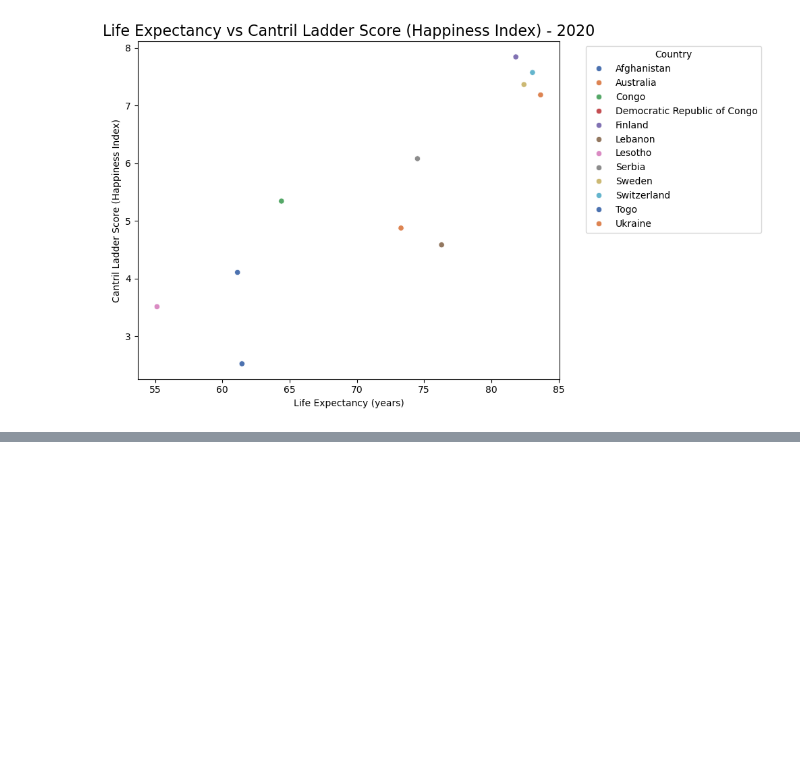
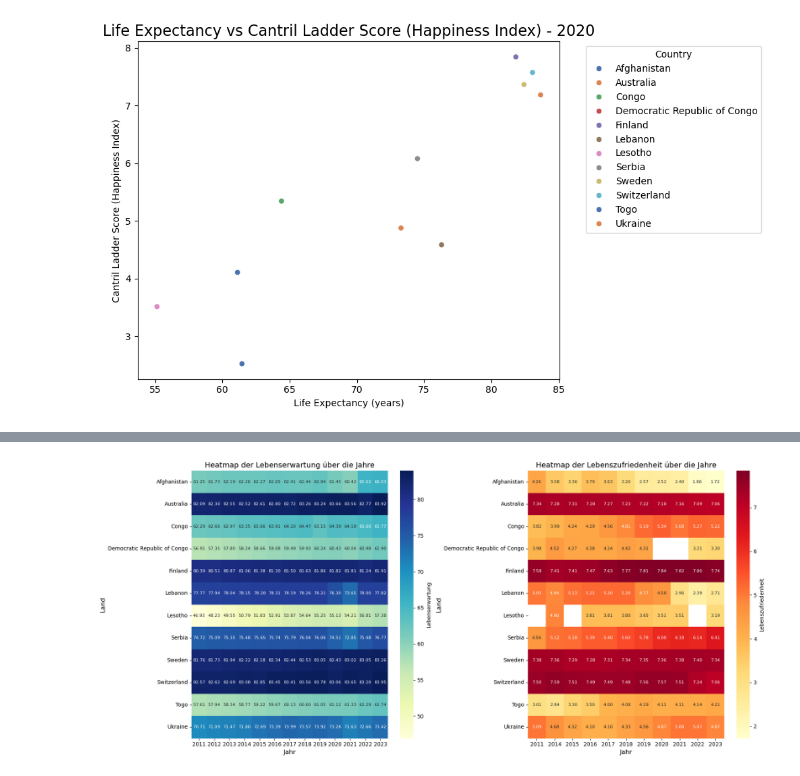
Before and after one commit to Elena-avk/elena, a Jupyter notebook: LN_Python_Elena_Yasemin.ipynb, the cells around one changed output, grey strips where cells are left out. Cells and saved outputs as stored; diff of their text form; code cells hidden in the pictures; blank space fills up the shorter version.

```diff
--- a/LN_Python_Elena_Yasemin.ipynb
+++ b/LN_Python_Elena_Yasemin.ipynb
@@ -463,0 +561,21 @@ plt.show()
+# %%
+df_pivot = df_filtered.pivot_table(index='Entity', columns='Year', values=['Life expectancy', 'Cantril ladder score'])
+
+fig, axes = plt.subplots(1, 2, figsize=(18, 8))  # 1 Zeile, 2 Spalten
+
+sns.heatmap(df_pivot['Life expectancy'], cmap='YlGnBu', annot=True, fmt='.2f', cbar_kws={'label': 'Lebenserwartung'},
+            ax=axes[0], annot_kws={'size': 8})  # Schriftgröße anpassen
+axes[0].set_title('Heatmap der Lebenserwartung über die Jahre', fontsize=14)
+axes[0].set_xlabel('Jahr', fontsize=12)
+axes[0].set_ylabel('Land', fontsize=12)
+
+sns.heatmap(df_pivot['Cantril ladder score'], cmap='YlOrRd', annot=True, fmt='.2f', cbar_kws={'label': 'Lebenszufriedenheit'},
+            ax=axes[1], annot_kws={'size': 8})
+axes[1].set_title('Heatmap der Lebenszufriedenheit über die Jahre', fontsize=14)
+axes[1].set_xlabel('Jahr', fontsize=12)
+axes[1].set_ylabel('Land', fontsize=12)
+
+plt.tight_layout()
+plt.show()
+# %% [output]
+[figure, added]
```
Also changed, not shown: parts of 6 cells of this notebook.
